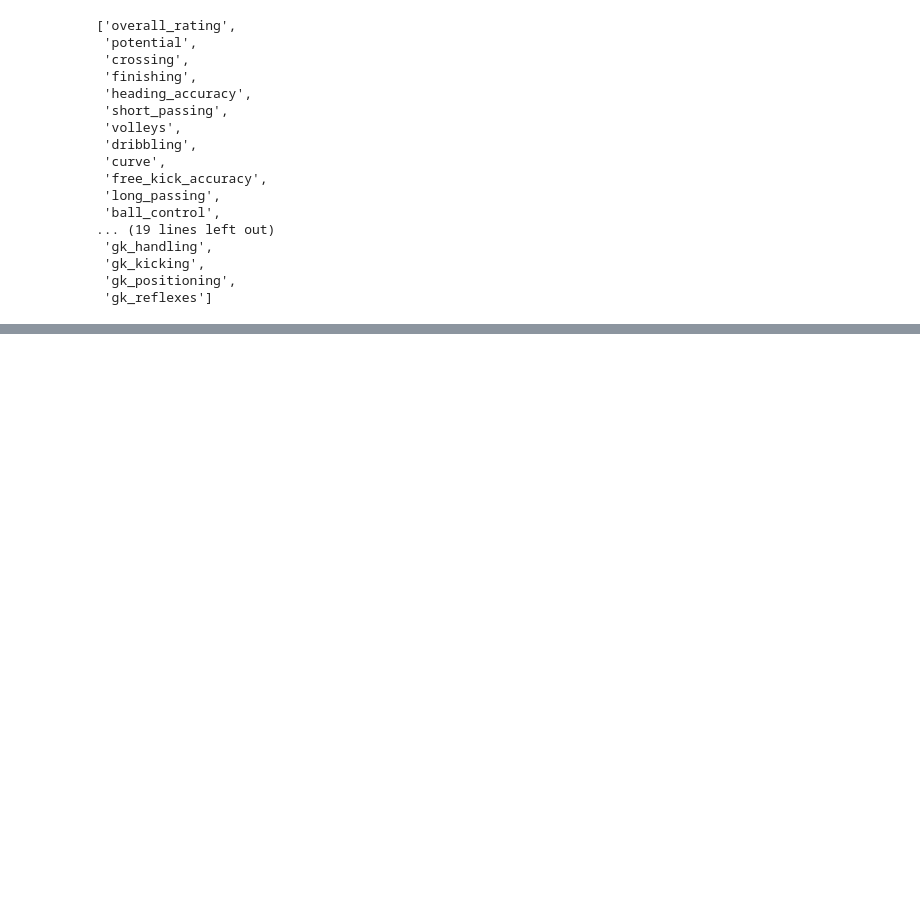
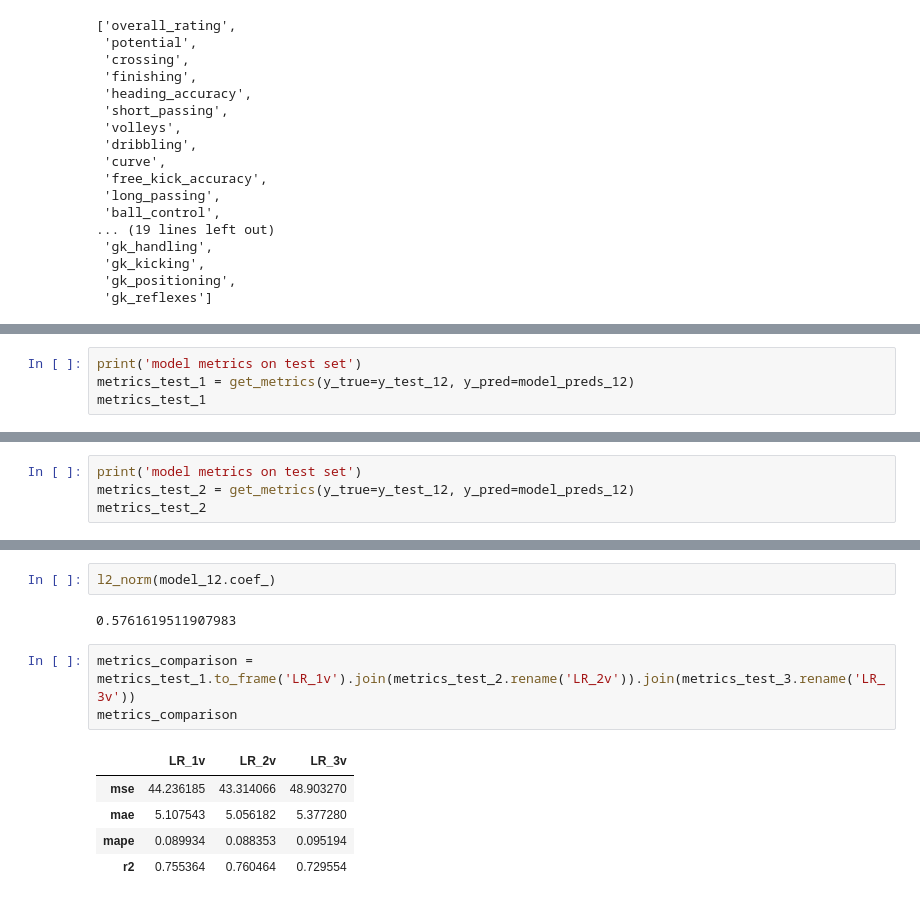
Before and after one commit to 4Krobat/ML-Course, a Jupyter notebook: 3rd lesson.ipynb, the cells around one changed output, grey strips where cells are left out. Drawn from its saved outputs; the diff is of its cells as text; blank space fills up the shorter version.

```diff
--- a/3rd lesson.ipynb
+++ b/3rd lesson.ipynb
@@ -1789,0 +1726,4 @@ l2_norm(model_12.coef_)
+# %%
+print('model metrics on test set')
+metrics_test_1 = get_metrics(y_true=y_test_12, y_pred=model_preds_12)
+metrics_test_1
@@ -1789,0 +1764,4 @@ l2_norm(model_12.coef_)
+# %%
+print('model metrics on test set')
+metrics_test_2 = get_metrics(y_true=y_test_12, y_pred=model_preds_12)
+metrics_test_2
@@ -1789,0 +1837,13 @@ l2_norm(model_12.coef_)
+# %%
+l2_norm(model_12.coef_)
+# %% [output]
+0.5761619511907983
+# %%
+metrics_comparison = metrics_test_1.to_frame('LR_1v').join(metrics_test_2.rename('LR_2v')).join(metrics_test_3.rename('LR_3v'))
+metrics_comparison
+# %% [output]
+|  | LR_1v | LR_2v | LR_3v |
+| mse | 44.236185 | 43.314066 | 48.903270 |
+| mae | 5.107543 | 5.056182 | 5.377280 |
+| mape | 0.089934 | 0.088353 | 0.095194 |
+| r2 | 0.755364 | 0.760464 | 0.729554 |
```
Also changed, not shown: parts of 73 cells of this notebook.
